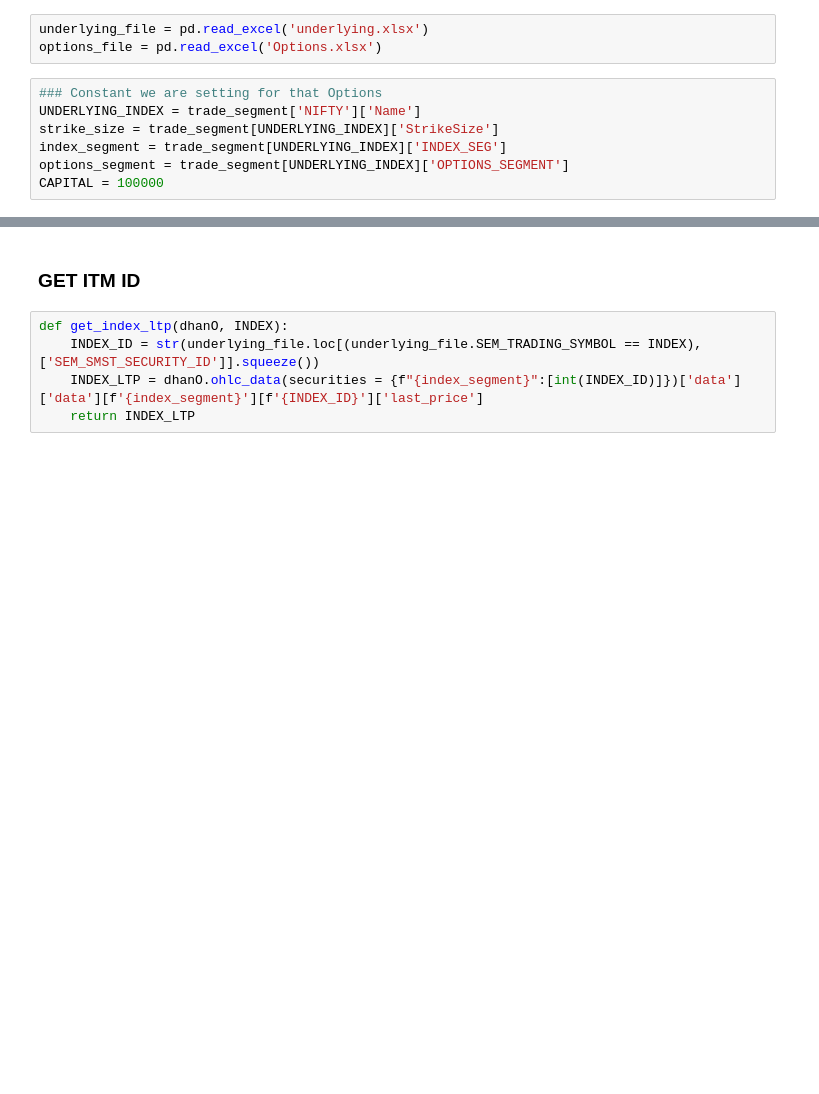
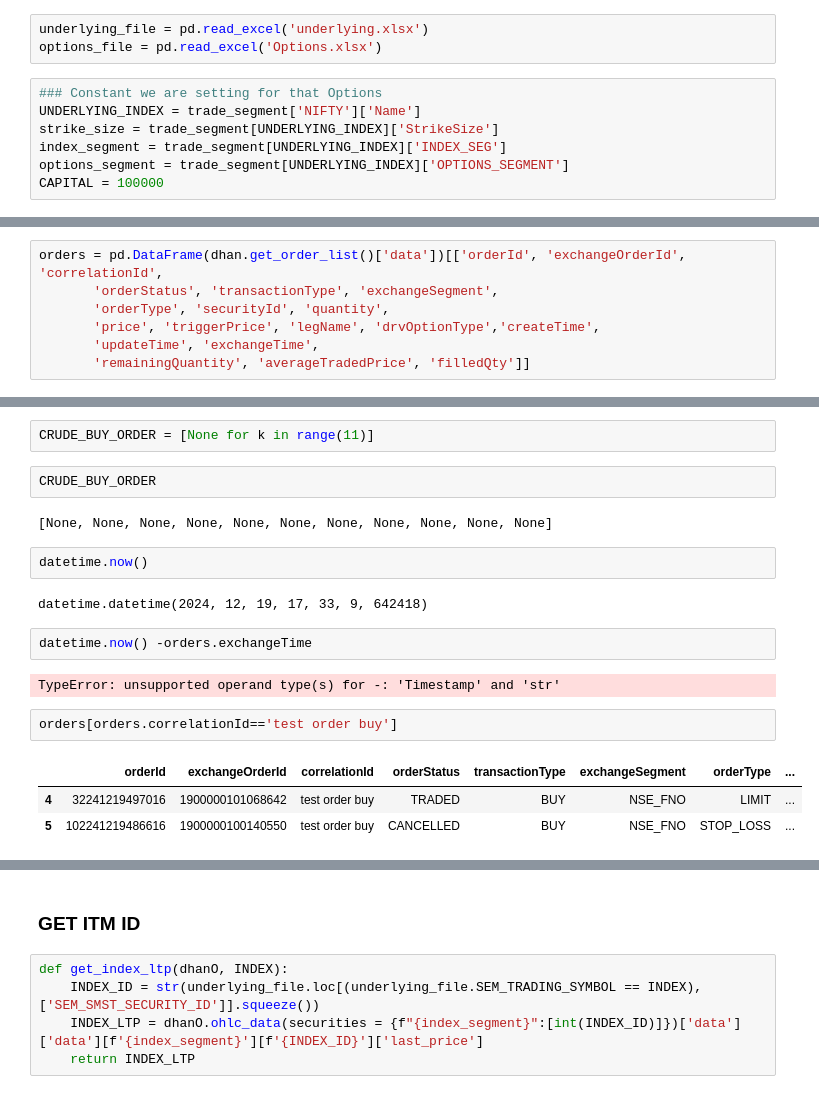
Before and after one commit to santhoshmurali/SucessfulAlgoTrading, a Jupyter notebook: dhan/bin/Buy_options.ipynb, the cells around one changed output, grey strips where cells are left out. Drawn from its saved outputs; the diff is of its cells as text; blank space fills up the shorter version.

```diff
--- a/dhan/bin/Buy_options.ipynb
+++ b/dhan/bin/Buy_options.ipynb
@@ -38,0 +146,7 @@ CAPITAL = 100000
+# %%
+orders = pd.DataFrame(dhan.get_order_list()['data'])[['orderId', 'exchangeOrderId', 'correlationId',
+       'orderStatus', 'transactionType', 'exchangeSegment',
+       'orderType', 'securityId', 'quantity',
+       'price', 'triggerPrice', 'legName', 'drvOptionType','createTime',
+       'updateTime', 'exchangeTime',
+       'remainingQuantity', 'averageTradedPrice', 'filledQty']]
@@ -38,0 +190,20 @@ CAPITAL = 100000
+# %%
+CRUDE_BUY_ORDER = [None for k in range(11)]
+# %%
+CRUDE_BUY_ORDER
+# %% [output]
+[None, None, None, None, None, None, None, None, None, None, None]
+# %%
+datetime.now()
+# %% [output]
+datetime.datetime(2024, 12, 19, 17, 33, 9, 642418)
+# %%
+datetime.now() -orders.exchangeTime
+# %% [output]
+TypeError: unsupported operand type(s) for -: 'Timestamp' and 'str'
+# %%
+orders[orders.correlationId=='test order buy']
+# %% [output]
+|  | orderId | exchangeOrderId | correlationId | orderStatus | transactionType | exchangeSegment | orderType | ... |
+| 4 | 32241219497016 | 1900000101068642 | test order buy | TRADED | BUY | NSE_FNO | LIMIT | ... |
+| 5 | 102241219486616 | 1900000100140550 | test order buy | CANCELLED | BUY | NSE_FNO | STOP_LOSS | ... |
```
Also changed, not shown: parts of 30 cells of this notebook, 13 other files.
